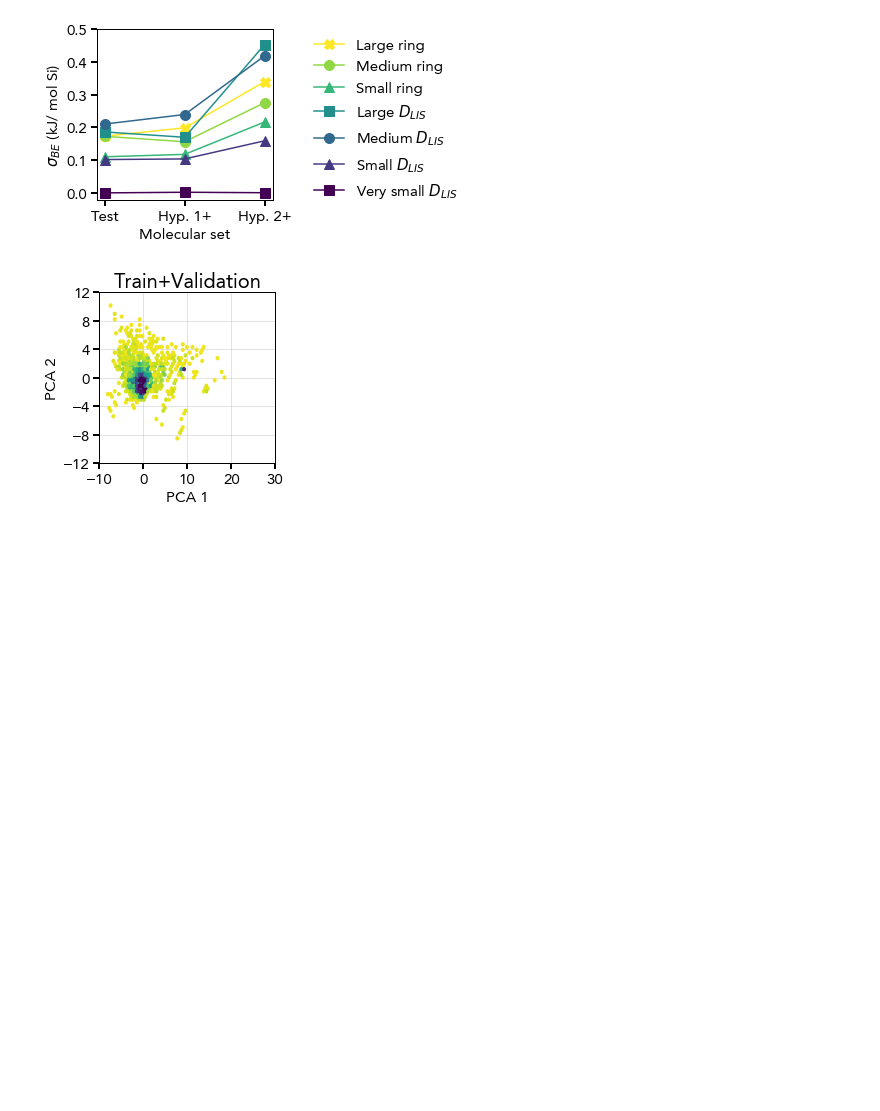
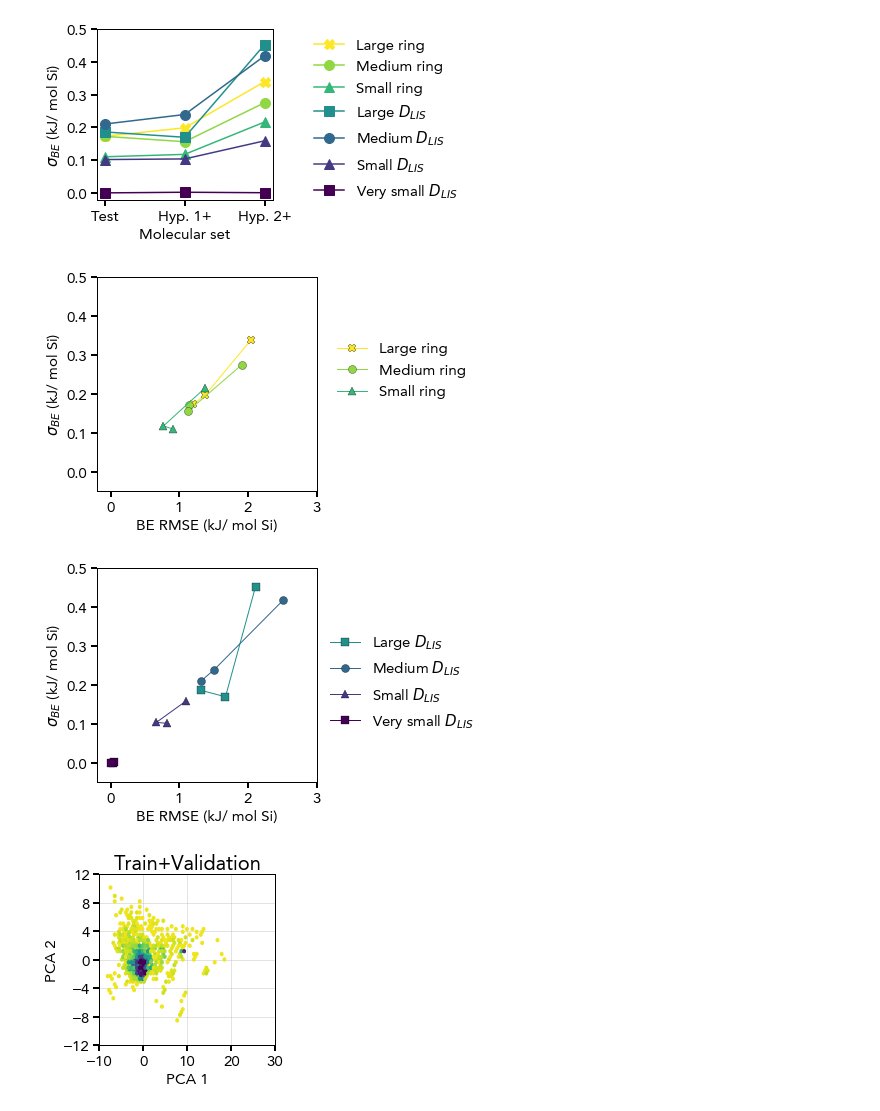
Before and after one commit to learningmatter-mit/zeobind, a Jupyter notebook: notebooks/model_performance.ipynb, the cells around one changed output. Saved outputs shown, nothing was run; the diff lists cells and outputs as text; code cells hidden in the pictures; blank space fills up the shorter version.

```diff
--- a/notebooks/model_performance.ipynb
+++ b/notebooks/model_performance.ipynb
@@ -1557,6 +1559,37 @@ save_mpl_fig(fig, main_op_dir + "/unc_mol", ".svg")
 # %% [output]
 [figure]
 [figure]
+# %%
+# Plot correlation plots between accuracy and uncertainty for different pore sizes
+
+figsize = np.array((10, 10)) * cm
+kwargs = dict(alpha=1.0, markersize=8, linewidth=1.0, markeredgewidth=0.3, markeredgecolor='k')
+bbox_to_anchor = (1.2, 0.7)
+
+fig, axs = plt.subplots(figsize=figsize)
+for i, c in enumerate(cols):
+    if 'ring' in c:
+        x = rmse_unc[c].loc[['test_rmse', 'mono_rmse', 'diq_rmse']]
+        y = rmse_unc[c].loc[['test_unc', 'mono_unc', 'diq_unc']]
+        axs.plot(x, y, color=colors[i], marker=markers[i], label=labels[i], **kwargs)
+axs = format_axs(axs, 15, 15, 1, "BE RMSE (kJ/ mol Si)", "$\sigma_{BE}$ (kJ/ mol Si)", 15, 15)
+axs.set_ylim(-0.05, 0.5)
+axs.set_xlim(-0.2, 3)
+leg = get_legend(fig, bbox_to_anchor=bbox_to_anchor, fontsize=15, ncol=1, linewidth=1, edgecolor="k", put_where="fig",)
+
+fig, axs = plt.subplots(figsize=figsize)
+for i, c in enumerate(cols):
+    if not 'ring' in c:
+        x = rmse_unc[c].loc[['test_rmse', 'mono_rmse', 'diq_rmse']]
+        y = rmse_unc[c].loc[['test_unc', 'mono_unc', 'diq_unc']]
+        axs.plot(x, y, color=colors[i], marker=markers[i], label=labels[i], **kwargs)
+axs = format_axs(axs, 15, 15, 1, "BE RMSE (kJ/ mol Si)", "$\sigma_{BE}$ (kJ/ mol Si)", 15, 15)
+axs.set_ylim(-0.05, 0.5)
+axs.set_xlim(-0.2, 3)
+leg = get_legend(fig, bbox_to_anchor=bbox_to_anchor, fontsize=15, ncol=1, linewidth=1, edgecolor="k", put_where="fig",)
+# %% [output]
+[figure, added]
+[figure, added]
 # %%
 # plot PCA plot
 
```
Also changed, not shown: parts of 1 cell of this notebook, 6 other files.
